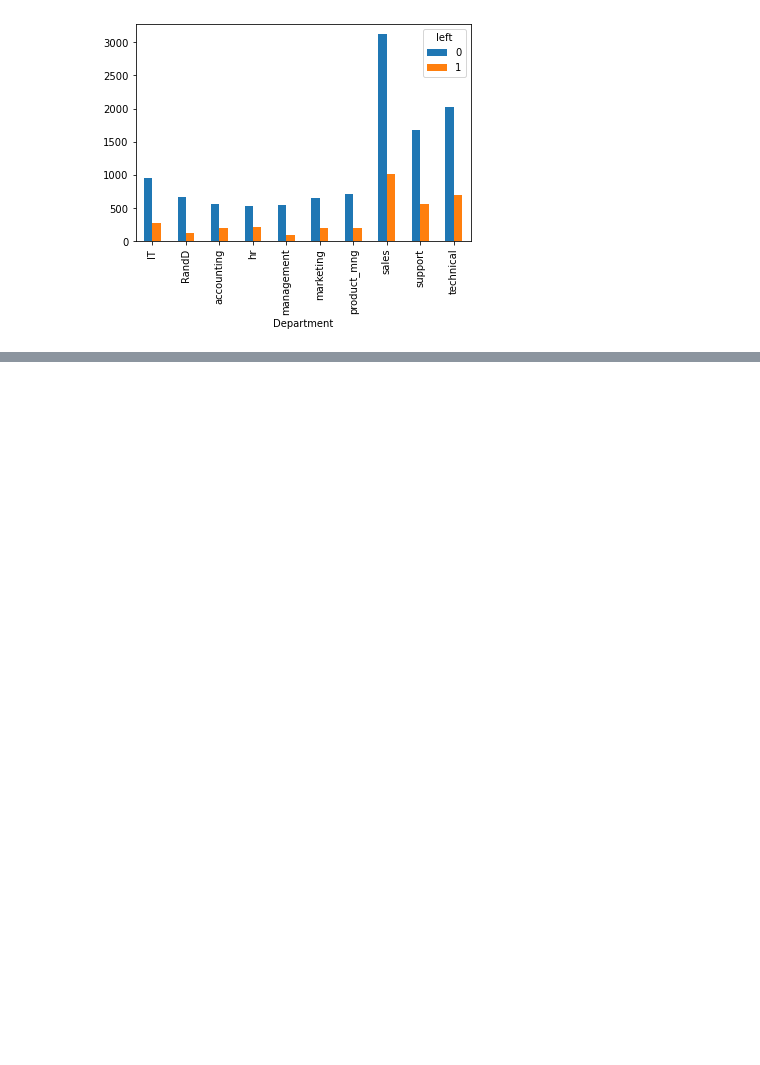
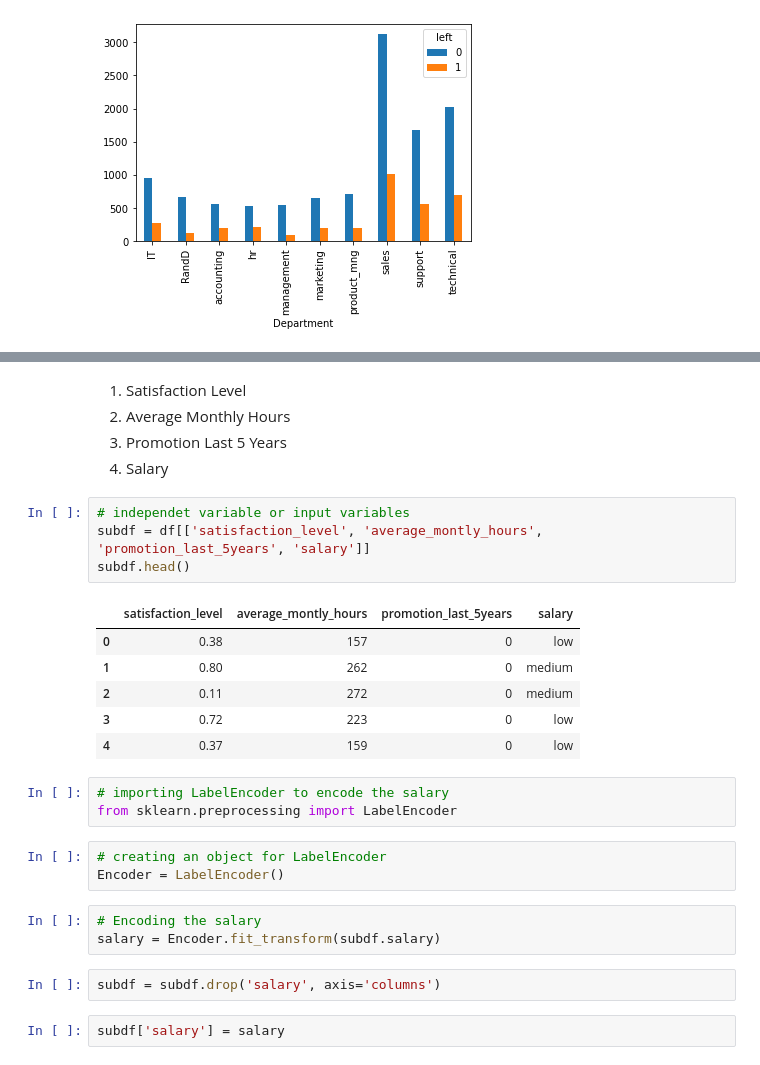
Before and after one commit to darshank08/Machine-Learning, a Jupyter notebook: Hr_analysts .ipynb, the cells around one changed output, grey strips where cells are left out. Cells and saved outputs as stored; diff of their text form; blank space fills up the shorter version.

```diff
--- a/Hr_analysts .ipynb
+++ b/Hr_analysts .ipynb
@@ -61,0 +68,29 @@ pd.crosstab(df.Department, df.left).plot(kind='bar')
+# %% [markdown]
+1. Satisfaction Level
+2. Average Monthly Hours
+3. Promotion Last 5 Years
+4. Salary
+# %%
+# independet variable or input variables
+subdf = df[['satisfaction_level', 'average_montly_hours', 'promotion_last_5years', 'salary']]
+subdf.head()
+# %% [output]
+|  | satisfaction_level | average_montly_hours | promotion_last_5years | salary |
+| 0 | 0.38 | 157 | 0 | low |
+| 1 | 0.80 | 262 | 0 | medium |
+| 2 | 0.11 | 272 | 0 | medium |
+| 3 | 0.72 | 223 | 0 | low |
+| 4 | 0.37 | 159 | 0 | low |
+# %%
+# importing LabelEncoder to encode the salary
+from sklearn.preprocessing import LabelEncoder
+# %%
+# creating an object for LabelEncoder
+Encoder = LabelEncoder()
+# %%
+# Encoding the salary
+salary = Encoder.fit_transform(subdf.salary)
+# %%
+subdf = subdf.drop('salary', axis='columns')
+# %%
+subdf['salary'] = salary
```
Also changed, not shown: parts of 16 cells of this notebook.
